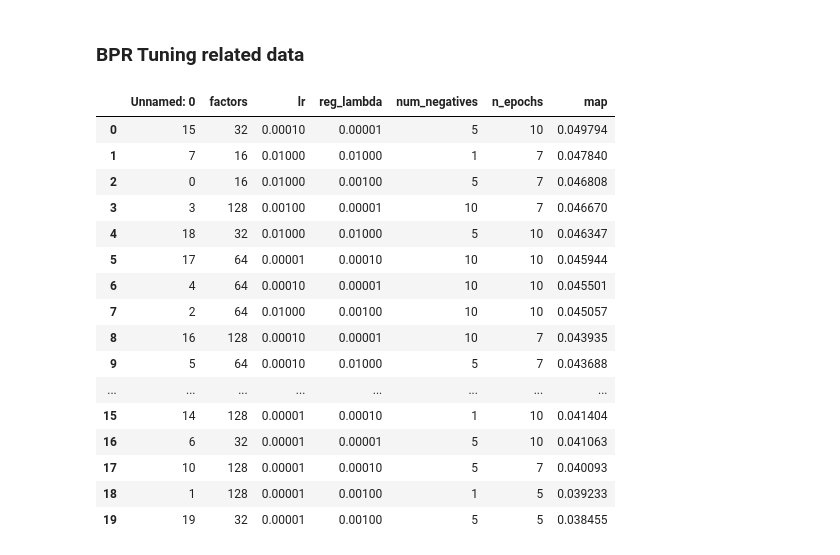
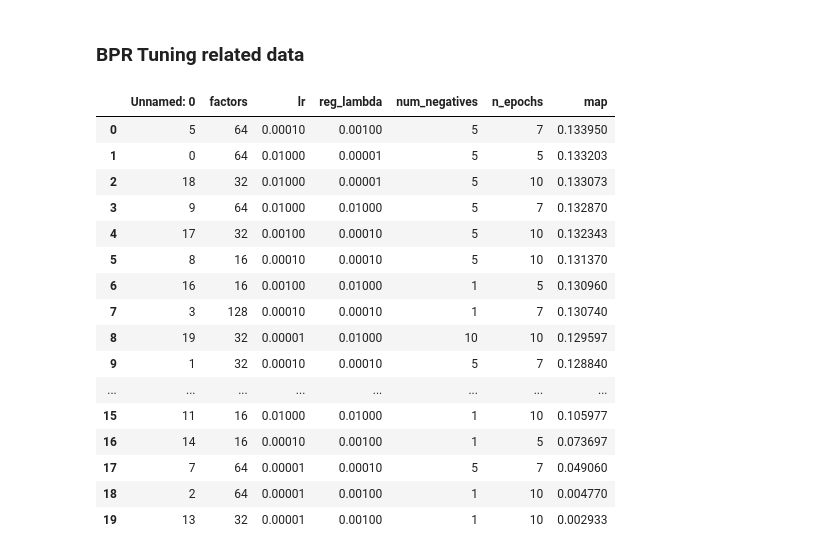
Before and after one commit to caiotda/dynamicTasteDistortion, a Jupyter notebook: persist_reprodutibility_data.ipynb, the cells around one changed output. Drawn from its saved outputs; the diff is of its cells as text; code cells hidden in the pictures.

Commit message:
Keeps only globo experiments

```diff
--- a/persist_reprodutibility_data.ipynb
+++ b/persist_reprodutibility_data.ipynb
@@ -37,27 +33,27 @@ yelp_results.to_csv(f"{reproductibiliy_path}/yelp_oracle_full_results.csv")
 # %% [markdown]
 ### BPR Tuning related data
 # %%
-yelp = pd.read_csv(
-    "dynamicTasteDistortion/artifacts/model/bpr_yelp_1m_n_users=1000_cv_results.csv"
+globo = pd.read_csv(
+    "dynamicTasteDistortion/artifacts/model/bpr_globo_1m_n_users=1000_cv_results.csv"
 ).sort_values(by="map", ascending=False)
 # %%
-yelp
+globo
 # %% [output]
 |  | Unnamed: 0 | factors | lr | reg_lambda | num_negatives | n_epochs | map |
-| 0 | 15 | 32 | 0.00010 | 0.00001 | 5 | 10 | 0.049794 |
-| 1 | 7 | 16 | 0.01000 | 0.01000 | 1 | 7 | 0.047840 |
-| 2 | 0 | 16 | 0.01000 | 0.00100 | 5 | 7 | 0.046808 |
-| 3 | 3 | 128 | 0.00100 | 0.00001 | 10 | 7 | 0.046670 |
-| 4 | 18 | 32 | 0.01000 | 0.01000 | 5 | 10 | 0.046347 |
-| 5 | 17 | 64 | 0.00001 | 0.00010 | 10 | 10 | 0.045944 |
-| 6 | 4 | 64 | 0.00010 | 0.00001 | 10 | 10 | 0.045501 |
-| 7 | 2 | 64 | 0.01000 | 0.00100 | 10 | 10 | 0.045057 |
-| 8 | 16 | 128 | 0.00010 | 0.00001 | 10 | 7 | 0.043935 |
-| 9 | 5 | 64 | 0.00010 | 0.01000 | 5 | 7 | 0.043688 |
+| 0 | 5 | 64 | 0.00010 | 0.00100 | 5 | 7 | 0.133950 |
+| 1 | 0 | 64 | 0.01000 | 0.00001 | 5 | 5 | 0.133203 |
+| 2 | 18 | 32 | 0.01000 | 0.00001 | 5 | 10 | 0.133073 |
+| 3 | 9 | 64 | 0.01000 | 0.01000 | 5 | 7 | 0.132870 |
+| 4 | 17 | 32 | 0.00100 | 0.00010 | 5 | 10 | 0.132343 |
+| 5 | 8 | 16 | 0.00010 | 0.00010 | 5 | 10 | 0.131370 |
+| 6 | 16 | 16 | 0.00100 | 0.01000 | 1 | 5 | 0.130960 |
+| 7 | 3 | 128 | 0.00010 | 0.00010 | 1 | 7 | 0.130740 |
+| 8 | 19 | 32 | 0.00001 | 0.01000 | 10 | 10 | 0.129597 |
+| 9 | 1 | 32 | 0.00010 | 0.00010 | 5 | 7 | 0.128840 |
 | ... | ... | ... | ... | ... | ... | ... | ... |
-| 15 | 14 | 128 | 0.00001 | 0.00010 | 1 | 10 | 0.041404 |
-| 16 | 6 | 32 | 0.00001 | 0.00001 | 5 | 10 | 0.041063 |
-| 17 | 10 | 128 | 0.00001 | 0.00010 | 5 | 7 | 0.040093 |
-| 18 | 1 | 128 | 0.00001 | 0.00100 | 1 | 5 | 0.039233 |
-| 19 | 19 | 32 | 0.00001 | 0.00100 | 5 | 5 | 0.038455 |
+| 15 | 11 | 16 | 0.01000 | 0.01000 | 1 | 10 | 0.105977 |
+| 16 | 14 | 16 | 0.00010 | 0.00100 | 1 | 5 | 0.073697 |
+| 17 | 7 | 64 | 0.00001 | 0.00010 | 5 | 7 | 0.049060 |
+| 18 | 2 | 64 | 0.00001 | 0.00100 | 1 | 10 | 0.004770 |
+| 19 | 13 | 32 | 0.00001 | 0.00100 | 1 | 10 | 0.002933 |
 # %%
```
Also changed, not shown: parts of 43 cells of this notebook, 47 other files.
